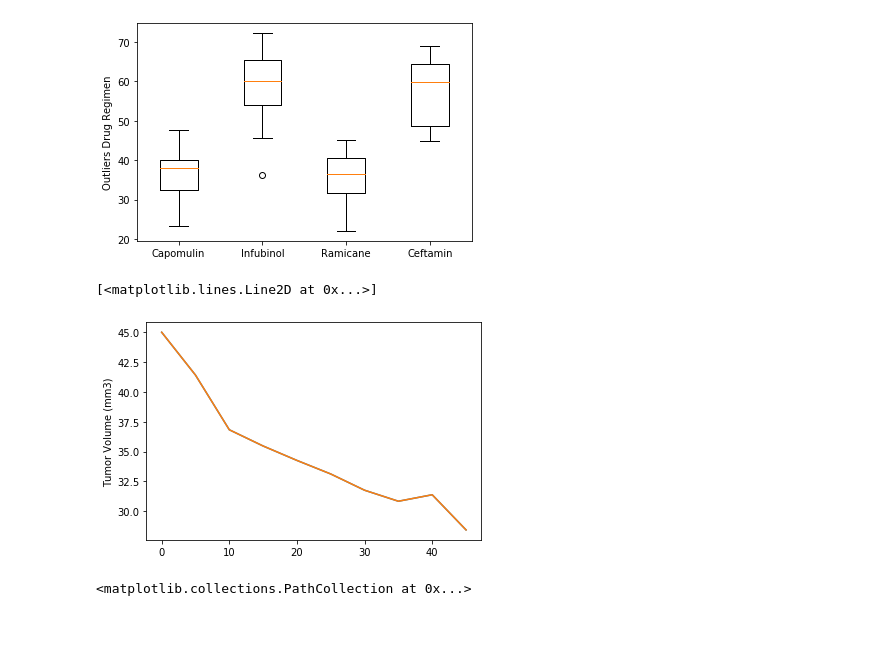
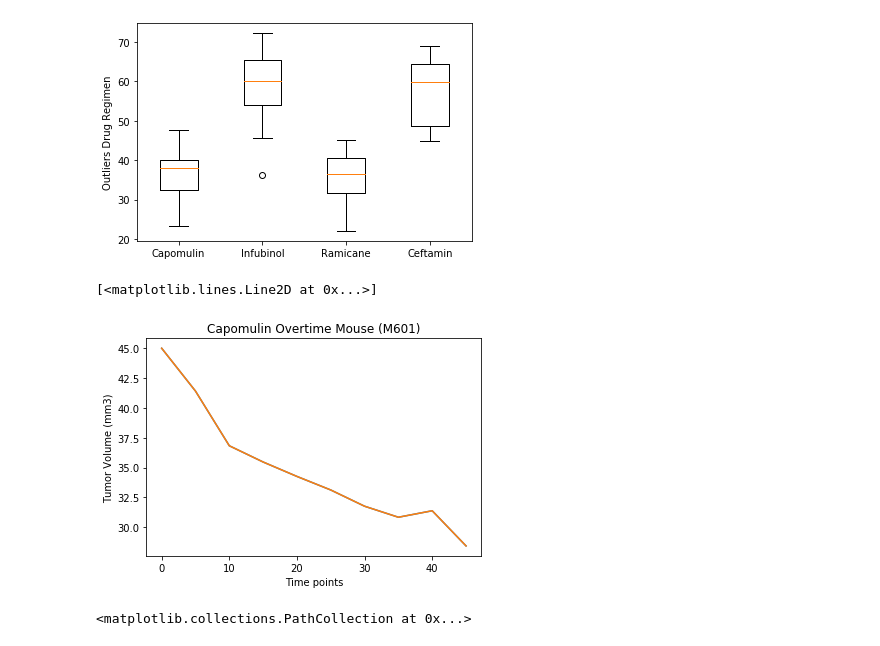
Before and after one commit to spennington1394/matplotlib-challenge, a Jupyter notebook: Pymaceuticals Inc. .ipynb, the cells around one changed output. Drawn from its saved outputs; the diff is of its cells as text; code cells hidden in the pictures.

```diff
--- a/Pymaceuticals Inc. .ipynb
+++ b/Pymaceuticals Inc. .ipynb
@@ -236,15 +236,15 @@ mouse_t = mouse_drop.loc[mouse_drop['Mouse ID']=='m601']
 # %%
 
 x_axis = mouse_t['Timepoint']
 tumor = mouse_t['Tumor Volume (mm3)']
-#plt.title('Capomulin Overtime Mouse (M601)')
+plt.title('Capomulin Overtime Mouse (M601)')
 plt.plot(x_axis, tumor)
-#plt.xlabel('Time points')
+plt.xlabel('Time points')
 plt.ylabel('Tumor Volume (mm3)')
 plt.plot(x_axis, tumor)
 # %% [output]
 [<matplotlib.lines.Line2D at 0x...>]
-[figure, old version]
+[figure, new version]
 # %%
 #scatter plot of average tumor volume vs. mouse weight for the Capomulin regimen
 avg_t_c = mouse_drop.loc[mouse_drop['Drug Regimen']=='Capomulin']
```
Also changed, not shown: parts of 2 cells of this notebook.
